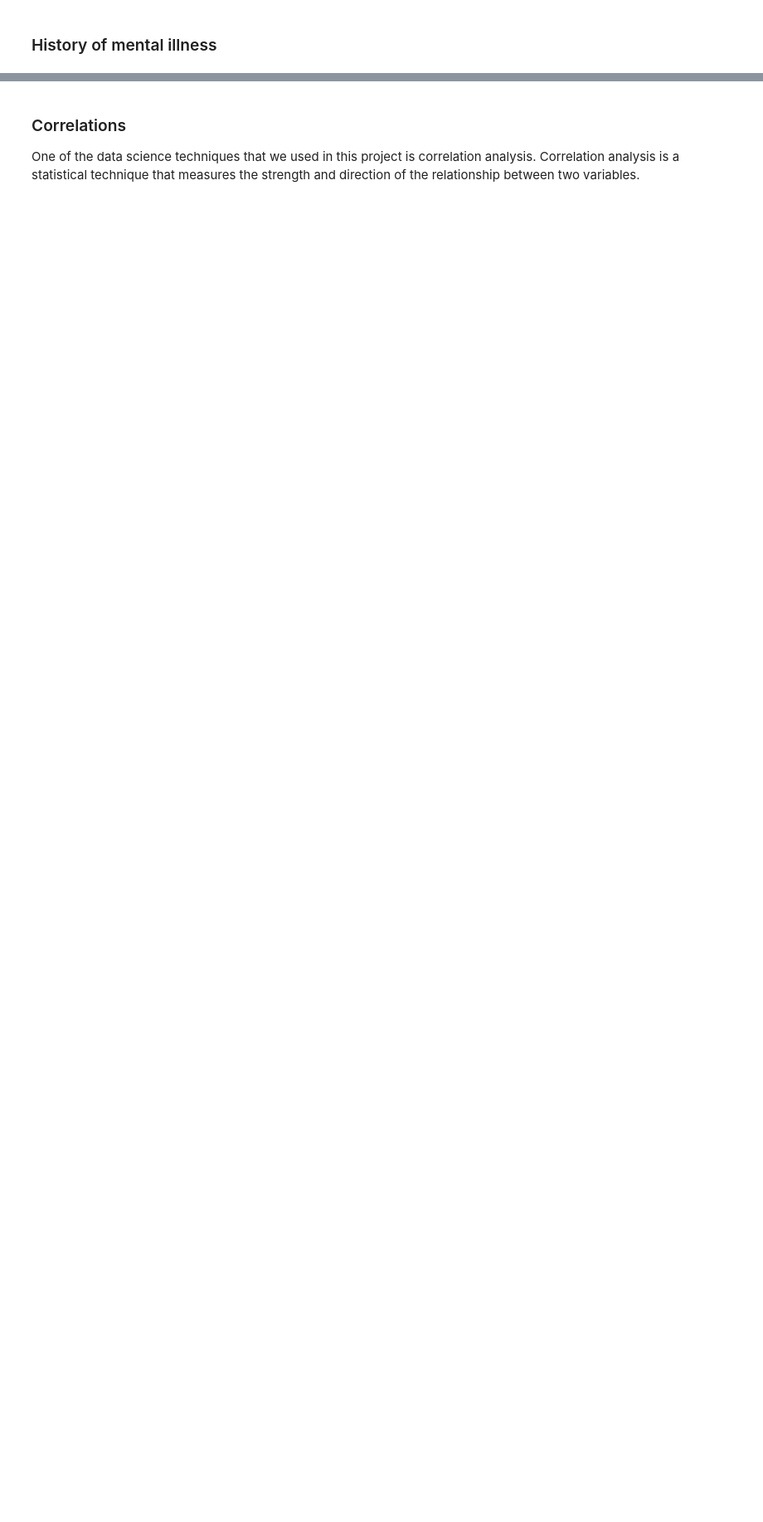
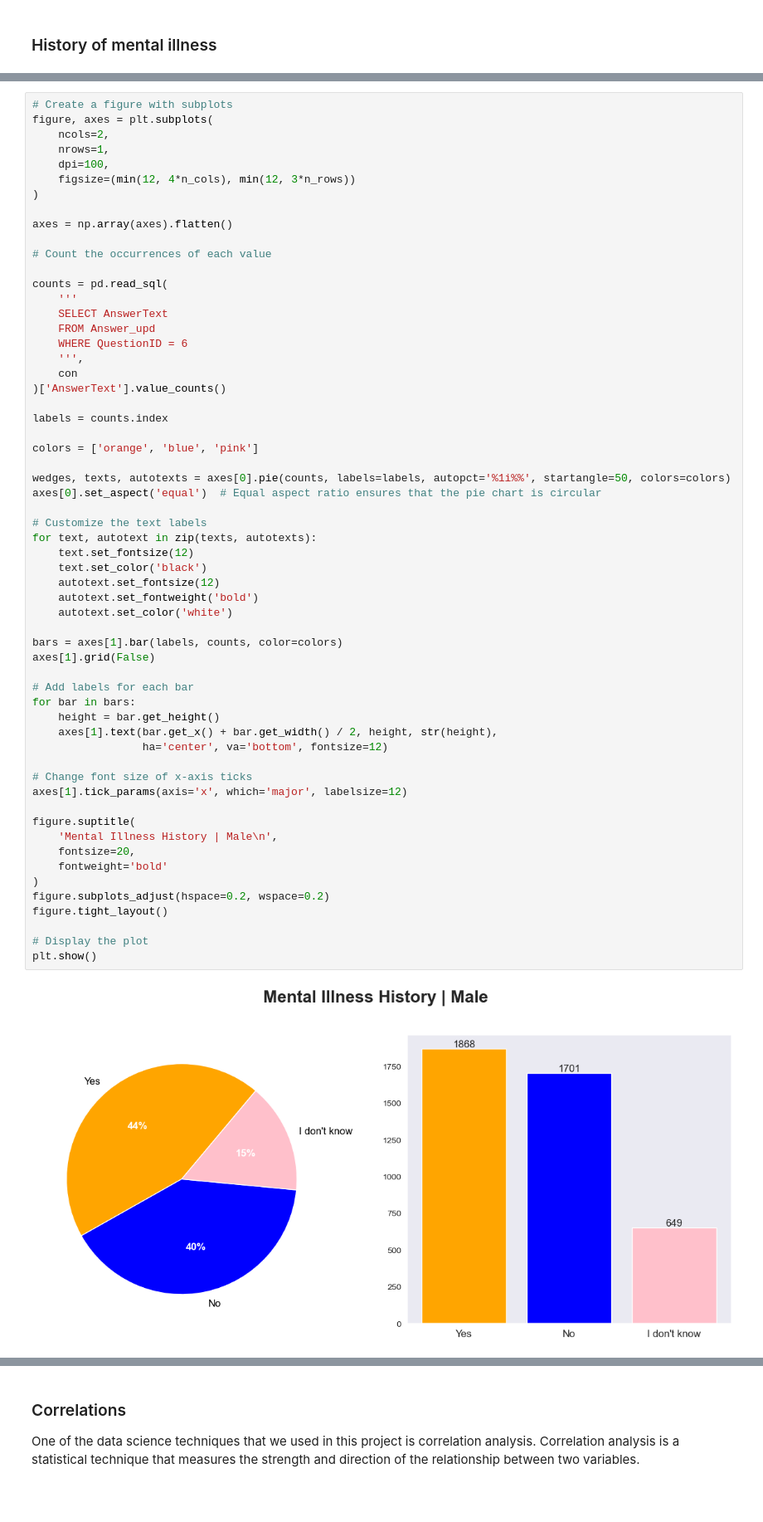
Before and after one commit to 2HO4/MentalHealth, a Jupyter notebook: DataAnalysis_MentalHealth - Copy.ipynb, the cells around one changed output, grey strips where cells are left out. Shown at 83% size. Saved outputs shown, nothing was run; the diff lists cells and outputs as text; blank space fills up the shorter version.

```diff
--- a/DataAnalysis_MentalHealth - Copy.ipynb
+++ b/DataAnalysis_MentalHealth - Copy.ipynb
@@ -883,3 +914,64 @@ figure.tight_layout()
 plt.show()
 # %% [output]
 [figure]
+# %%
+# Create a figure with subplots
+figure, axes = plt.subplots(
+    ncols=2,
+    nrows=1,
+    dpi=100,
+    figsize=(min(12, 4*n_cols), min(12, 3*n_rows))
+)
+
+axes = np.array(axes).flatten()
+
+# Count the occurrences of each value
+
+counts = pd.read_sql(
+    '''
+    SELECT AnswerText
+    FROM Answer_upd
+    WHERE QuestionID = 6
+    ''',
+    con
+)['AnswerText'].value_counts()
+
+labels = counts.index
+
+colors = ['orange', 'blue', 'pink']
+
+wedges, texts, autotexts = axes[0].pie(counts, labels=labels, autopct='%1i%%', startangle=50, colors=colors)
+axes[0].set_aspect('equal')  # Equal aspect ratio ensures that the pie chart is circular
+
+# Customize the text labels
+for text, autotext in zip(texts, autotexts):
+    text.set_fontsize(12)
+    text.set_color('black')
+    autotext.set_fontsize(12)
+    autotext.set_fontweight('bold')
+    autotext.set_color('white')
+
+bars = axes[1].bar(labels, counts, color=colors)
+axes[1].grid(False)
+
+# Add labels for each bar
+for bar in bars:
+    height = bar.get_height()
+    axes[1].text(bar.get_x() + bar.get_width() / 2, height, str(height),
+                 ha='center', va='bottom', fontsize=12)
+
+# Change font size of x-axis ticks
+axes[1].tick_params(axis='x', which='major', labelsize=12)
+
+figure.suptitle(
+    'Mental Illness History | Male\n',
+    fontsize=20,
+    fontweight='bold'
+)
+figure.subplots_adjust(hspace=0.2, wspace=0.2)
+figure.tight_layout()
+
+# Display the plot
+plt.show()
+# %% [output]
+[figure, added]
```
Also changed, not shown: parts of 12 cells of this notebook, 3 other files.
